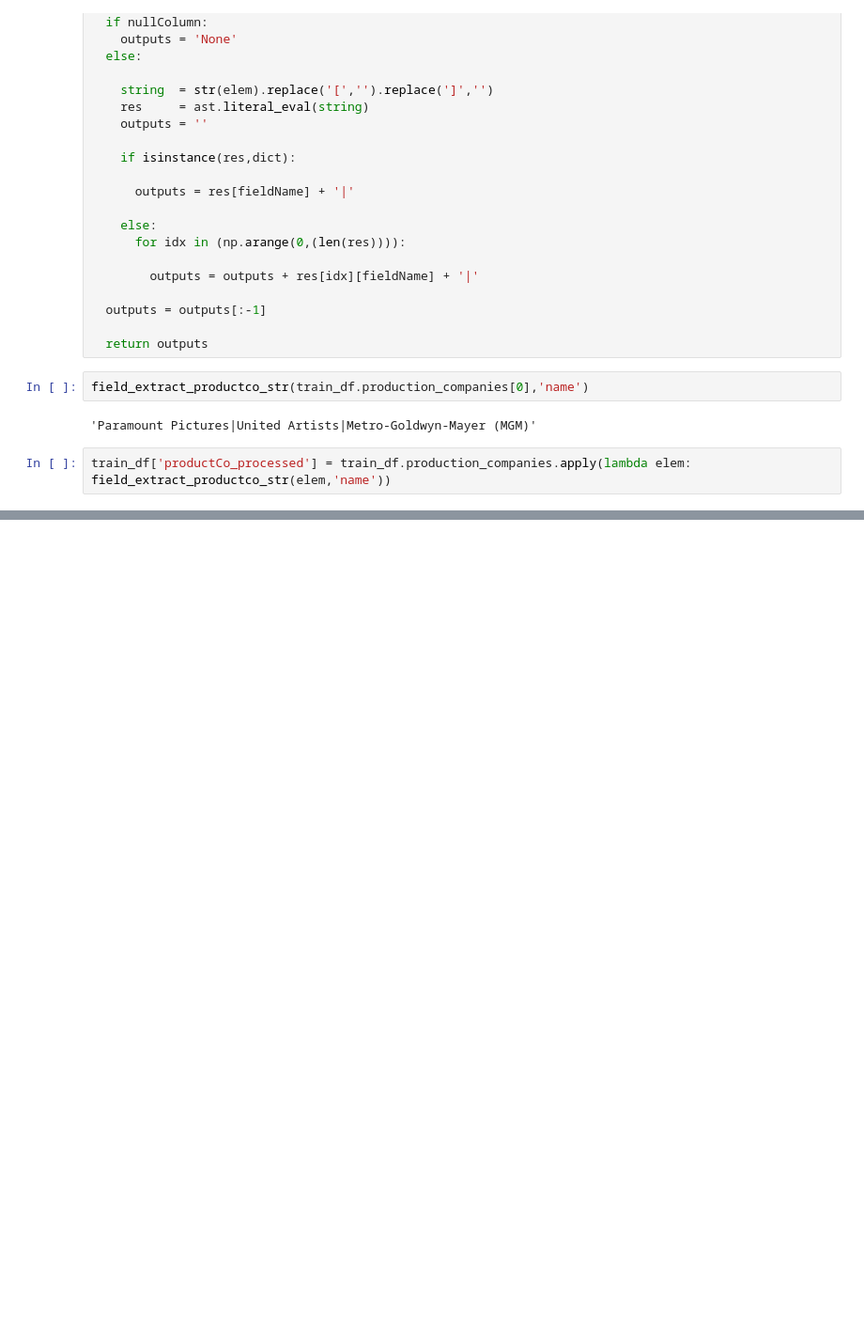
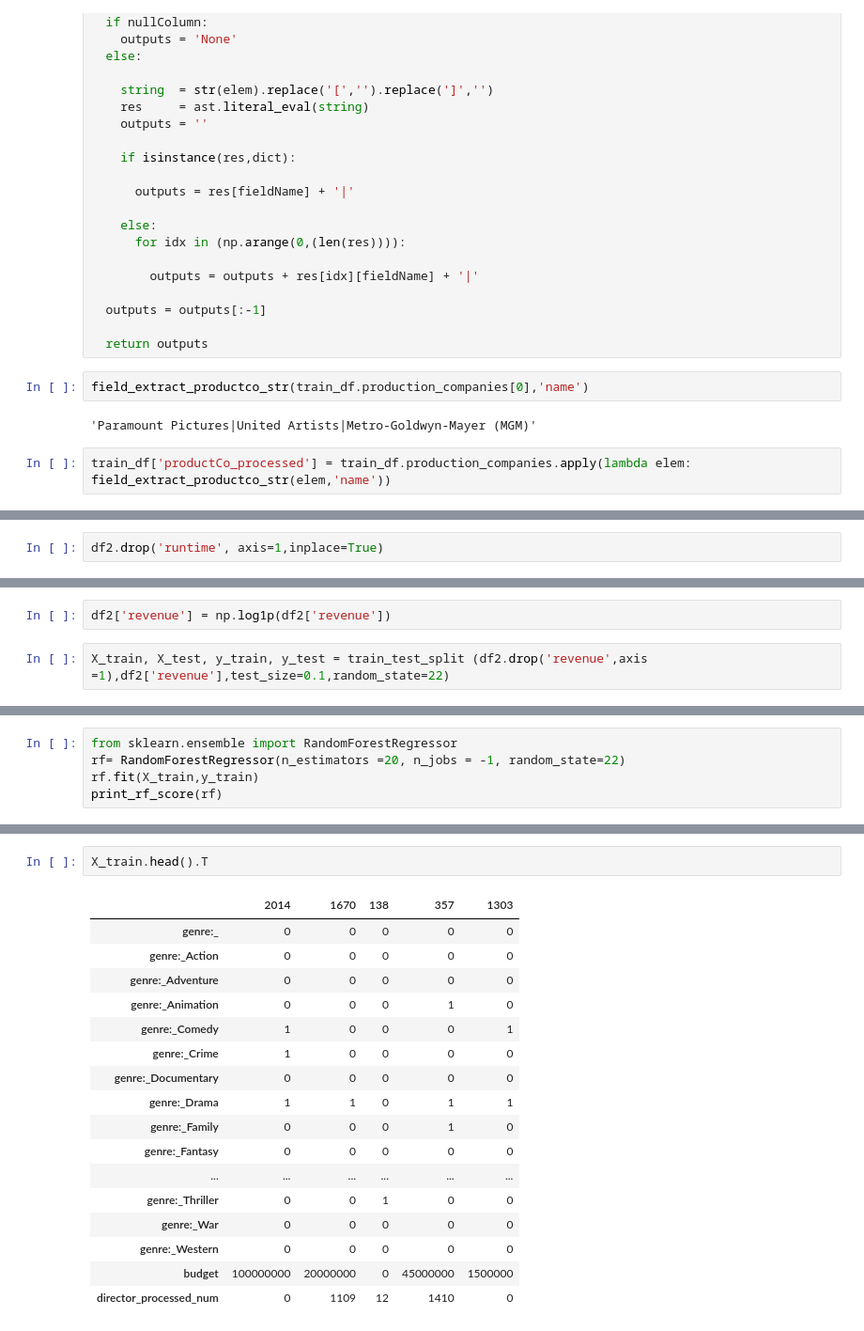
Before and after one commit to jolonia/Predicting-box-office-revenue, a Jupyter notebook: Project_3_Data_Cleaning_JO.ipynb, the cells around one changed output, grey strips where cells are left out. Shown: that part at 94% size. Drawn from its saved outputs; the diff is of its cells as text; blank space fills up the shorter version.

```diff
--- a/Project_3_Data_Cleaning_JO.ipynb
+++ b/Project_3_Data_Cleaning_JO.ipynb
@@ -481,0 +577,2 @@ train_df['productCo_processed'] = train_df.production_companies.apply(lambda ele
+# %%
+df2.drop('runtime', axis=1,inplace=True)
@@ -481,0 +604,4 @@ train_df['productCo_processed'] = train_df.production_companies.apply(lambda ele
+# %%
+df2['revenue'] = np.log1p(df2['revenue'])
+# %%
+X_train, X_test, y_train, y_test = train_test_split (df2.drop('revenue',axis =1),df2['revenue'],test_size=0.1,random_state=22)
@@ -481,0 +616,5 @@ train_df['productCo_processed'] = train_df.production_companies.apply(lambda ele
+# %%
+from sklearn.ensemble import RandomForestRegressor
+rf= RandomForestRegressor(n_estimators =20, n_jobs = -1, random_state=22)
+rf.fit(X_train,y_train)
+print_rf_score(rf)
@@ -481,0 +663,20 @@ train_df['productCo_processed'] = train_df.production_companies.apply(lambda ele
+# %%
+X_train.head().T
+# %% [output]
+|  | 2014 | 1670 | 138 | 357 | 1303 |
+| genre:_ | 0 | 0 | 0 | 0 | 0 |
+| genre:_Action | 0 | 0 | 0 | 0 | 0 |
+| genre:_Adventure | 0 | 0 | 0 | 0 | 0 |
+| genre:_Animation | 0 | 0 | 0 | 1 | 0 |
+| genre:_Comedy | 1 | 0 | 0 | 0 | 1 |
+| genre:_Crime | 1 | 0 | 0 | 0 | 0 |
+| genre:_Documentary | 0 | 0 | 0 | 0 | 0 |
+| genre:_Drama | 1 | 1 | 0 | 1 | 1 |
+| genre:_Family | 0 | 0 | 0 | 1 | 0 |
+| genre:_Fantasy | 0 | 0 | 0 | 0 | 0 |
+| ... | ... | ... | ... | ... | ... |
+| genre:_Thriller | 0 | 0 | 1 | 0 | 0 |
+| genre:_War | 0 | 0 | 0 | 0 | 0 |
+| genre:_Western | 0 | 0 | 0 | 0 | 0 |
+| budget | 100000000 | 20000000 | 0 | 45000000 | 1500000 |
+| director_processed_num | 0 | 1109 | 12 | 1410 | 0 |
```
Also changed, not shown: parts of 32 cells of this notebook.
